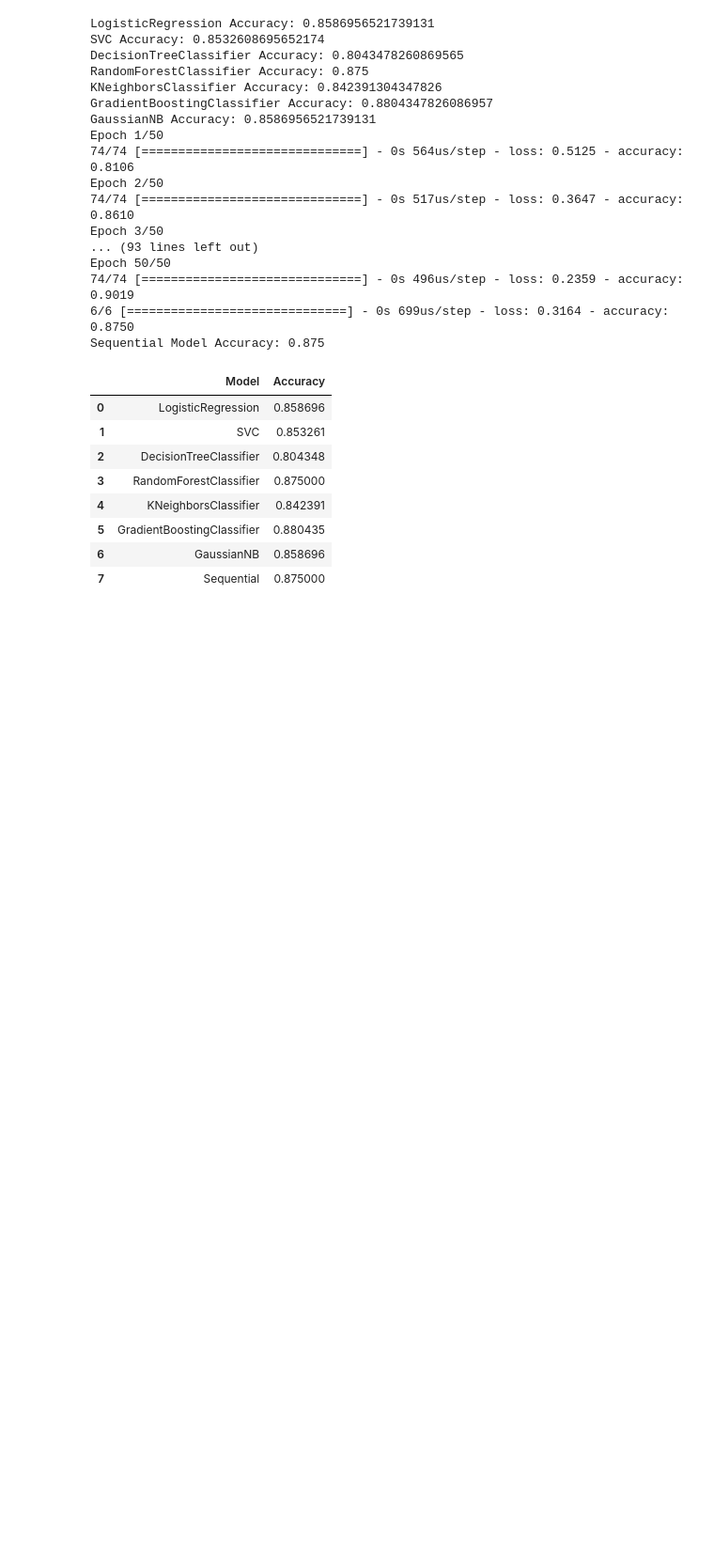
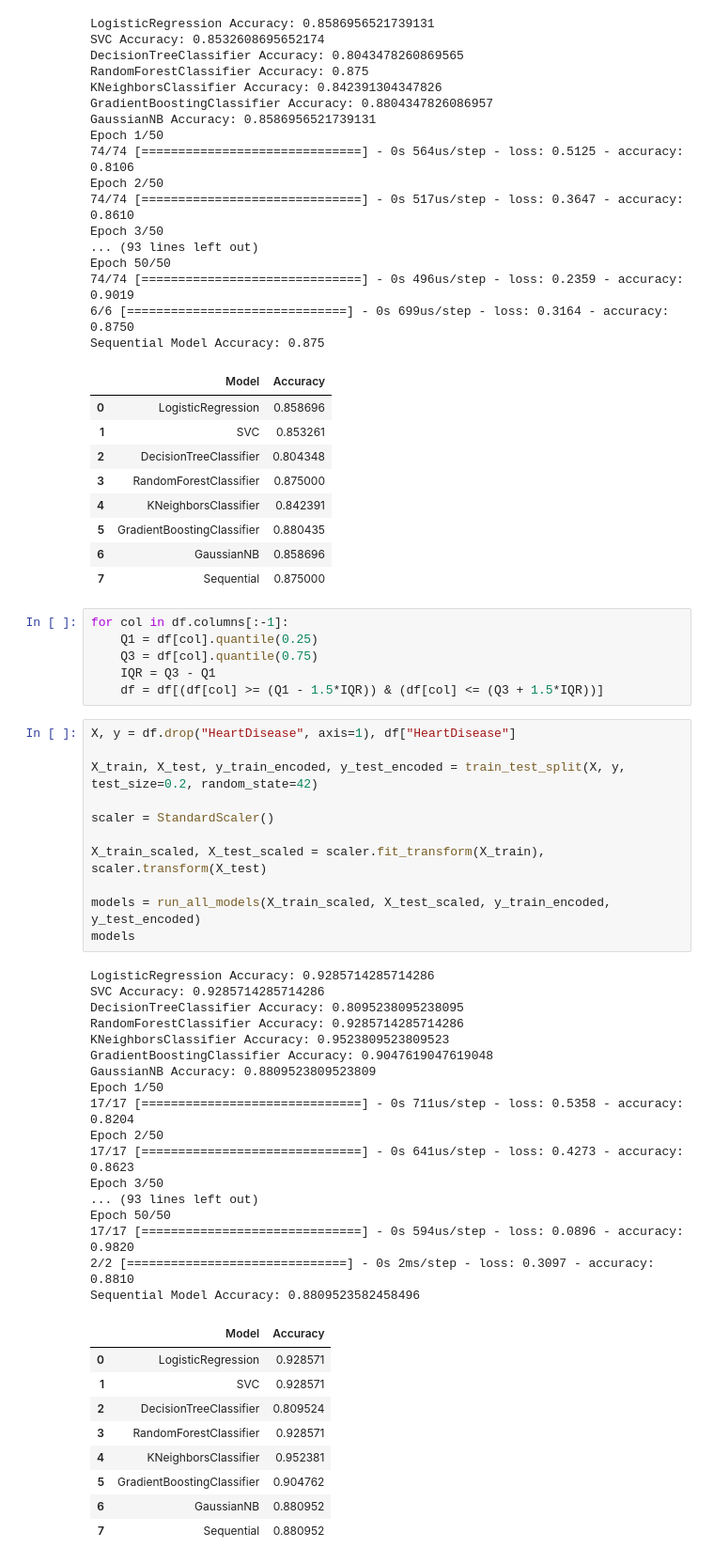
Before and after one commit to MaukanMir/Heart-Failure-Classification, a Jupyter notebook: training.ipynb, the cells around one changed output. Shown: that part at 94% size. Cells and saved outputs as stored; diff of their text form; blank space fills up the shorter version.

Commit message:
Created a model with 94% accuracy

```diff
--- a/training.ipynb
+++ b/training.ipynb
@@ -286,3 +286,47 @@ Sequential Model Accuracy: 0.875
 | 5 | GradientBoostingClassifier | 0.880435 |
 | 6 | GaussianNB | 0.858696 |
 | 7 | Sequential | 0.875000 |
+# %%
+for col in df.columns[:-1]:
+    Q1 = df[col].quantile(0.25)
+    Q3 = df[col].quantile(0.75)
+    IQR = Q3 - Q1
+    df = df[(df[col] >= (Q1 - 1.5*IQR)) & (df[col] <= (Q3 + 1.5*IQR))]
+# %%
+X, y = df.drop("HeartDisease", axis=1), df["HeartDisease"]
+
+X_train, X_test, y_train_encoded, y_test_encoded = train_test_split(X, y, test_size=0.2, random_state=42)
+
+scaler = StandardScaler()
+
+X_train_scaled, X_test_scaled = scaler.fit_transform(X_train), scaler.transform(X_test)
+
+models = run_all_models(X_train_scaled, X_test_scaled, y_train_encoded, y_test_encoded)
+models
+# %% [output]
+LogisticRegression Accuracy: 0.9285714285714286
+SVC Accuracy: 0.9285714285714286
+DecisionTreeClassifier Accuracy: 0.8095238095238095
+RandomForestClassifier Accuracy: 0.9285714285714286
+KNeighborsClassifier Accuracy: 0.9523809523809523
+GradientBoostingClassifier Accuracy: 0.9047619047619048
+GaussianNB Accuracy: 0.8809523809523809
+Epoch 1/50
+17/17 [==============================] - 0s 711us/step - loss: 0.5358 - accuracy: 0.8204
+Epoch 2/50
+17/17 [==============================] - 0s 641us/step - loss: 0.4273 - accuracy: 0.8623
+Epoch 3/50
+... (93 lines left out)
+Epoch 50/50
+17/17 [==============================] - 0s 594us/step - loss: 0.0896 - accuracy: 0.9820
+2/2 [==============================] - 0s 2ms/step - loss: 0.3097 - accuracy: 0.8810
+Sequential Model Accuracy: 0.8809523582458496
+|  | Model | Accuracy |
+| 0 | LogisticRegression | 0.928571 |
+| 1 | SVC | 0.928571 |
+| 2 | DecisionTreeClassifier | 0.809524 |
+| 3 | RandomForestClassifier | 0.928571 |
+| 4 | KNeighborsClassifier | 0.952381 |
+| 5 | GradientBoostingClassifier | 0.904762 |
+| 6 | GaussianNB | 0.880952 |
+| 7 | Sequential | 0.880952 |
```
Also changed, not shown: parts of 1 cell of this notebook.
